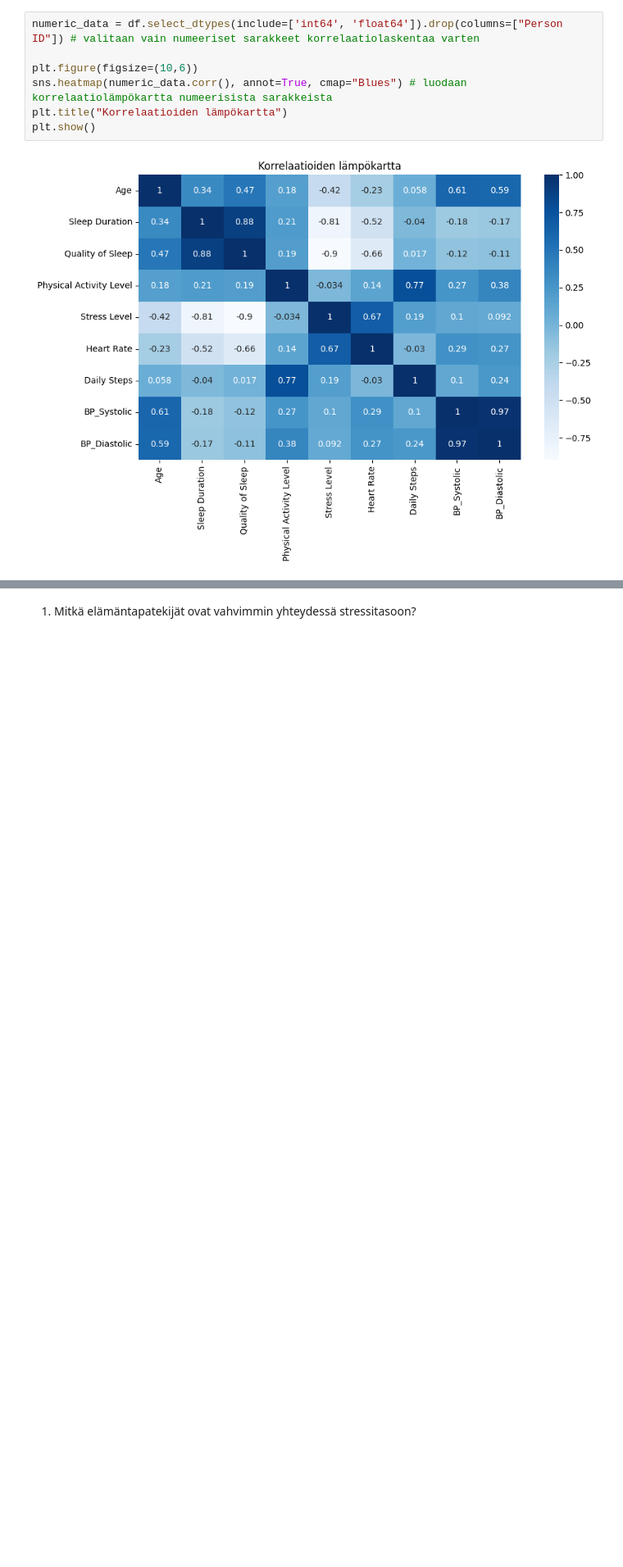
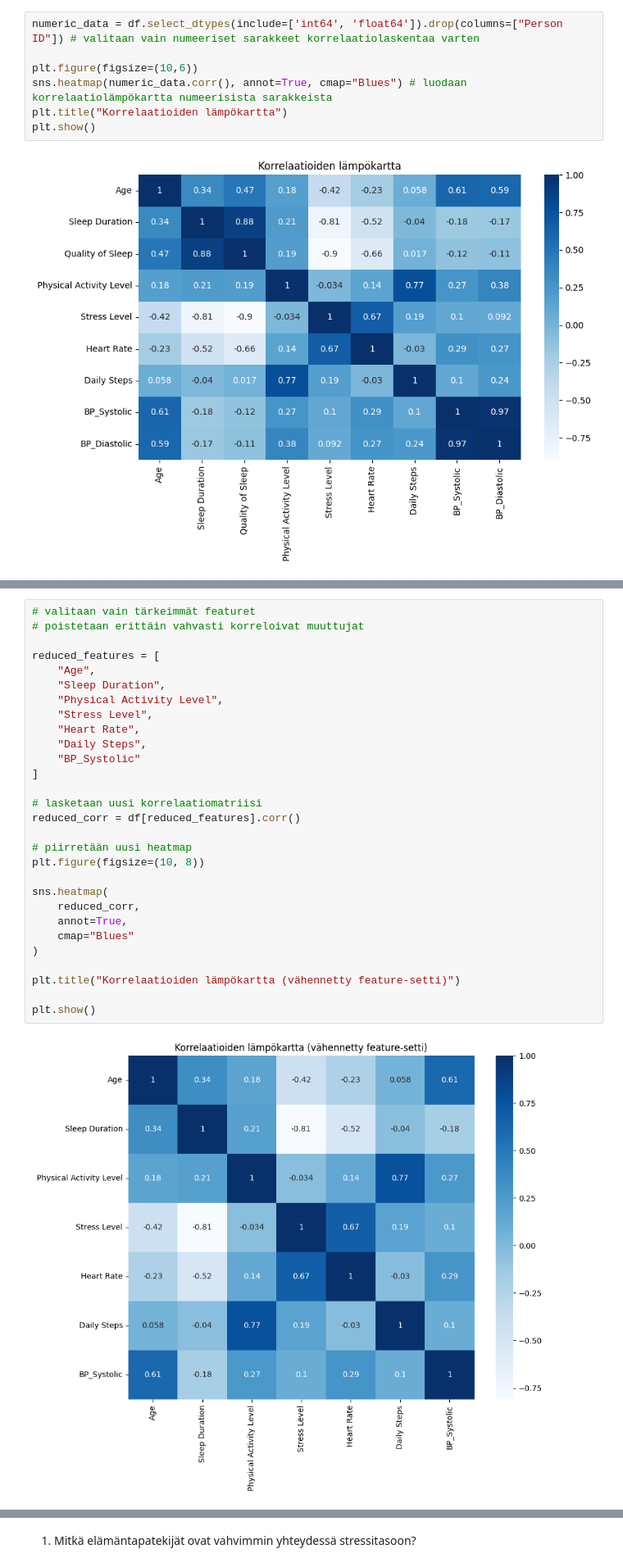
Before and after one commit to TanjaMel/wellbeing_and_sleep, a Jupyter notebook: sleep_wellbeing_analysis.ipynb, the cells around one changed output, grey strips where cells are left out. Shown at 82% size. Drawn from its saved outputs; the diff is of its cells as text; blank space fills up the shorter version.

Commit message:
update correlation heatmap

```diff
--- a/sleep_wellbeing_analysis.ipynb
+++ b/sleep_wellbeing_analysis.ipynb
@@ -141,0 +152,31 @@ Vahvimmat negatiiviset korrelaatiot: Stress Level ja Quality of Sleep (-0.90) se
+# %%
+# valitaan vain tärkeimmät featuret
+# poistetaan erittäin vahvasti korreloivat muuttujat
+
+reduced_features = [
+    "Age",
+    "Sleep Duration",
+    "Physical Activity Level",
+    "Stress Level",
+    "Heart Rate",
+    "Daily Steps",
+    "BP_Systolic"
+]
+
+# lasketaan uusi korrelaatiomatriisi
+reduced_corr = df[reduced_features].corr()
+
+# piirretään uusi heatmap
+plt.figure(figsize=(10, 8))
+
+sns.heatmap(
+    reduced_corr,
+    annot=True,
+    cmap="Blues"
+)
+
+plt.title("Korrelaatioiden lämpökartta (vähennetty feature-setti)")
+
+plt.show()
+# %% [output]
+[figure, added]
```
Also changed, not shown: parts of 3 cells of this notebook, 1 other file.
